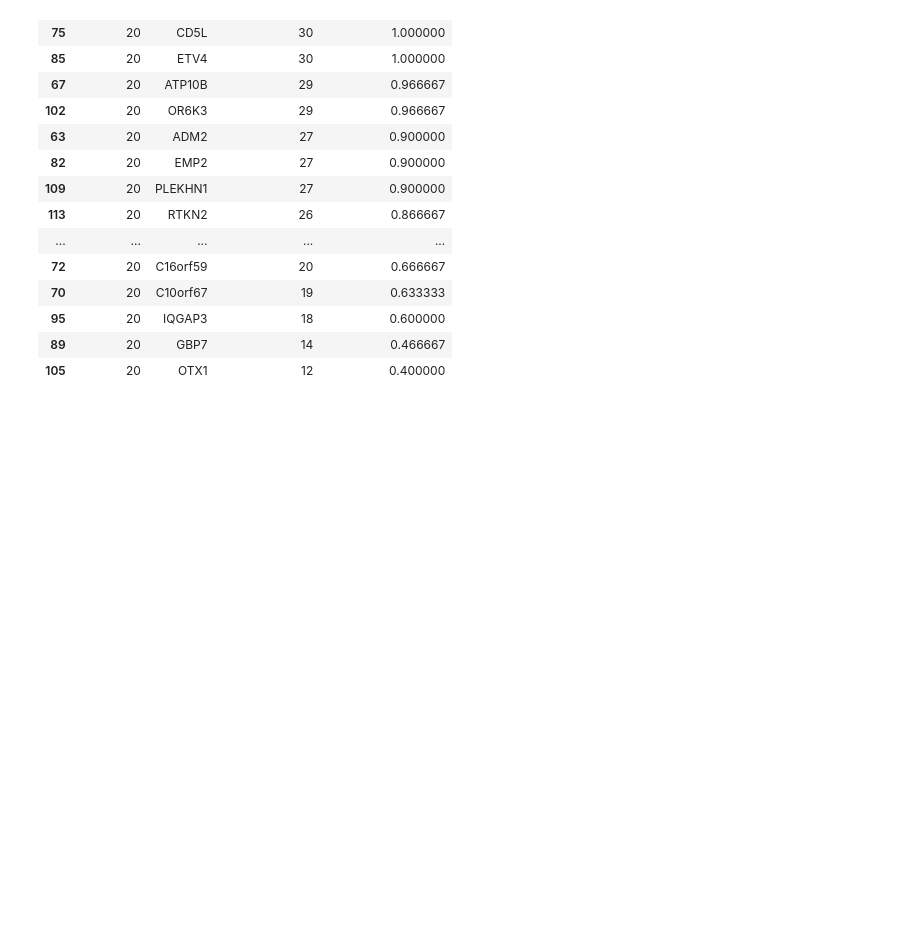
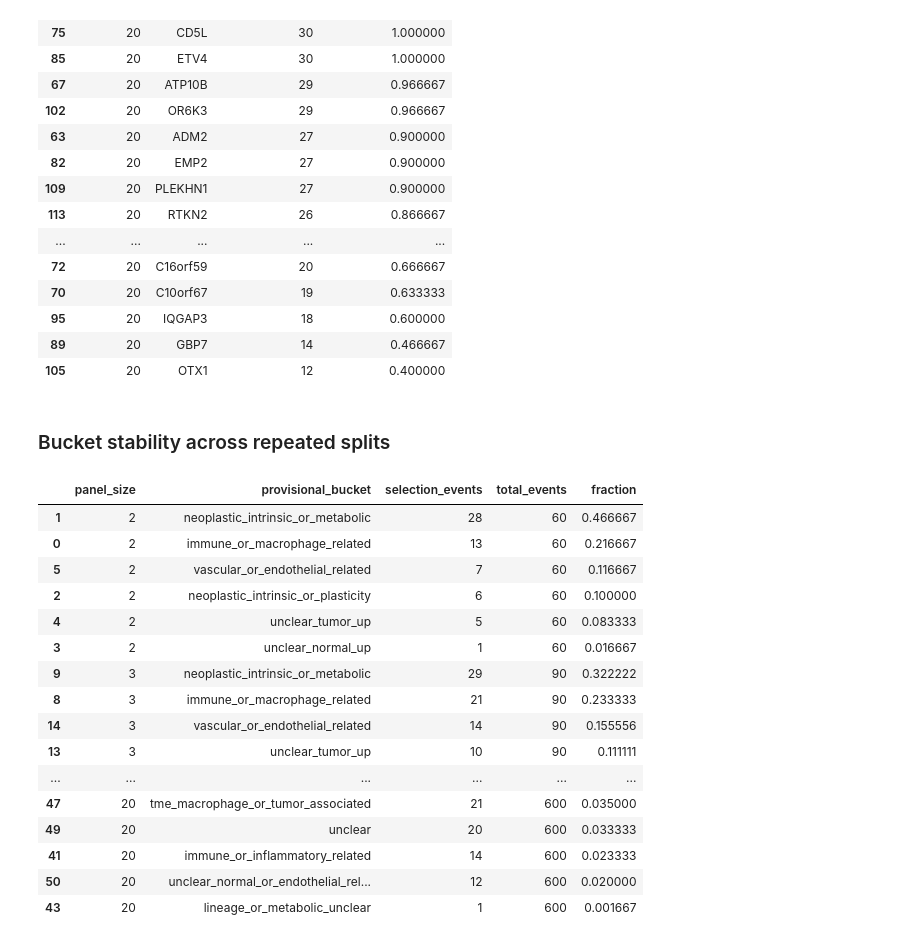
Before and after one commit to aditya-git16/cancer-lab, a Jupyter notebook: notebooks/06_repeated_split_stability.ipynb, the cells around one changed output. Saved outputs shown, nothing was run; the diff lists cells and outputs as text; code cells hidden in the pictures; blank space fills up the shorter version.

Commit message:
map panel gene slection with selection frequency on random seeds and provisional buckets

```diff
--- a/notebooks/06_repeated_split_stability.ipynb
+++ b/notebooks/06_repeated_split_stability.ipynb
@@ -293,3 +293,5 @@ performance_summary.to_csv(
     "../data/processed/repeated_split_performance_summary.csv",
     index=False,
 )
+# %% [markdown]
+### Bucket stability across repeated splits
@@ -295,0 +326,47 @@ performance_summary.to_csv(
+# %%
+stability_genes["provisional_bucket"] = stability_genes["gene"].map(bucket_map).fillna("unannotated")
+# %%
+bucket_stability = (
+    stability_genes
+    .groupby(["panel_size", "provisional_bucket"])
+    .size()
+    .reset_index(name="selection_events")
+)
+
+total_events = (
+    stability_genes
+    .groupby("panel_size")
+    .size()
+    .reset_index(name="total_events")
+)
+
+bucket_stability = bucket_stability.merge(total_events, on="panel_size")
+
+bucket_stability["fraction"] = (
+    bucket_stability["selection_events"] / bucket_stability["total_events"]
+)
+
+bucket_stability = bucket_stability.sort_values(
+    ["panel_size", "fraction"],
+    ascending=[True, False],
+)
+
+bucket_stability
+# %% [output]
+|  | panel_size | provisional_bucket | selection_events | total_events | fraction |
+| 1 | 2 | neoplastic_intrinsic_or_metabolic | 28 | 60 | 0.466667 |
+| 0 | 2 | immune_or_macrophage_related | 13 | 60 | 0.216667 |
+| 5 | 2 | vascular_or_endothelial_related | 7 | 60 | 0.116667 |
+| 2 | 2 | neoplastic_intrinsic_or_plasticity | 6 | 60 | 0.100000 |
+| 4 | 2 | unclear_tumor_up | 5 | 60 | 0.083333 |
+| 3 | 2 | unclear_normal_up | 1 | 60 | 0.016667 |
+| 9 | 3 | neoplastic_intrinsic_or_metabolic | 29 | 90 | 0.322222 |
+| 8 | 3 | immune_or_macrophage_related | 21 | 90 | 0.233333 |
+| 14 | 3 | vascular_or_endothelial_related | 14 | 90 | 0.155556 |
+| 13 | 3 | unclear_tumor_up | 10 | 90 | 0.111111 |
+| ... | ... | ... | ... | ... | ... |
+| 47 | 20 | tme_macrophage_or_tumor_associated | 21 | 600 | 0.035000 |
+| 49 | 20 | unclear | 20 | 600 | 0.033333 |
+| 41 | 20 | immune_or_inflammatory_related | 14 | 600 | 0.023333 |
+| 50 | 20 | unclear_normal_or_endothelial_rel... | 12 | 600 | 0.020000 |
+| 43 | 20 | lineage_or_metabolic_unclear | 1 | 600 | 0.001667 |
```
Also changed, not shown: parts of 3 cells of this notebook.
